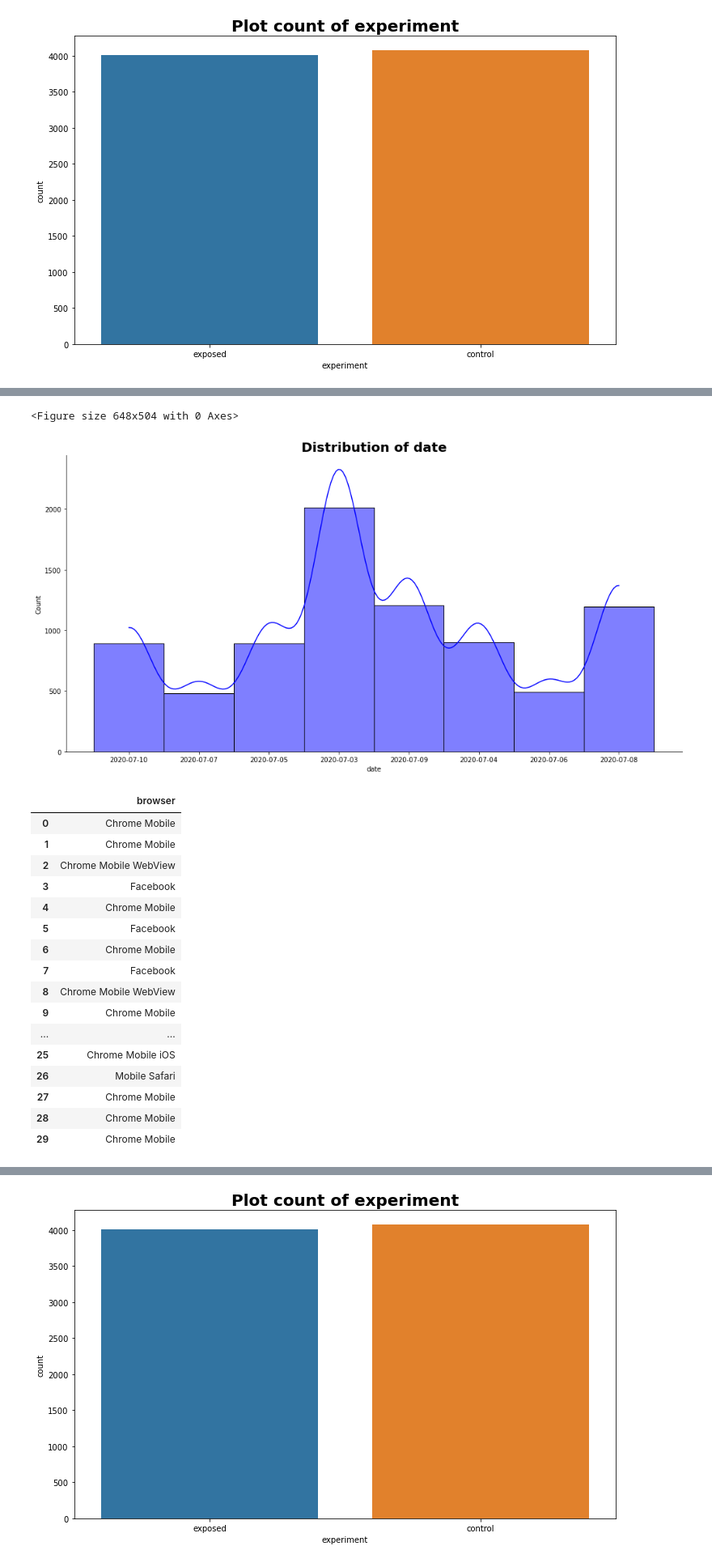
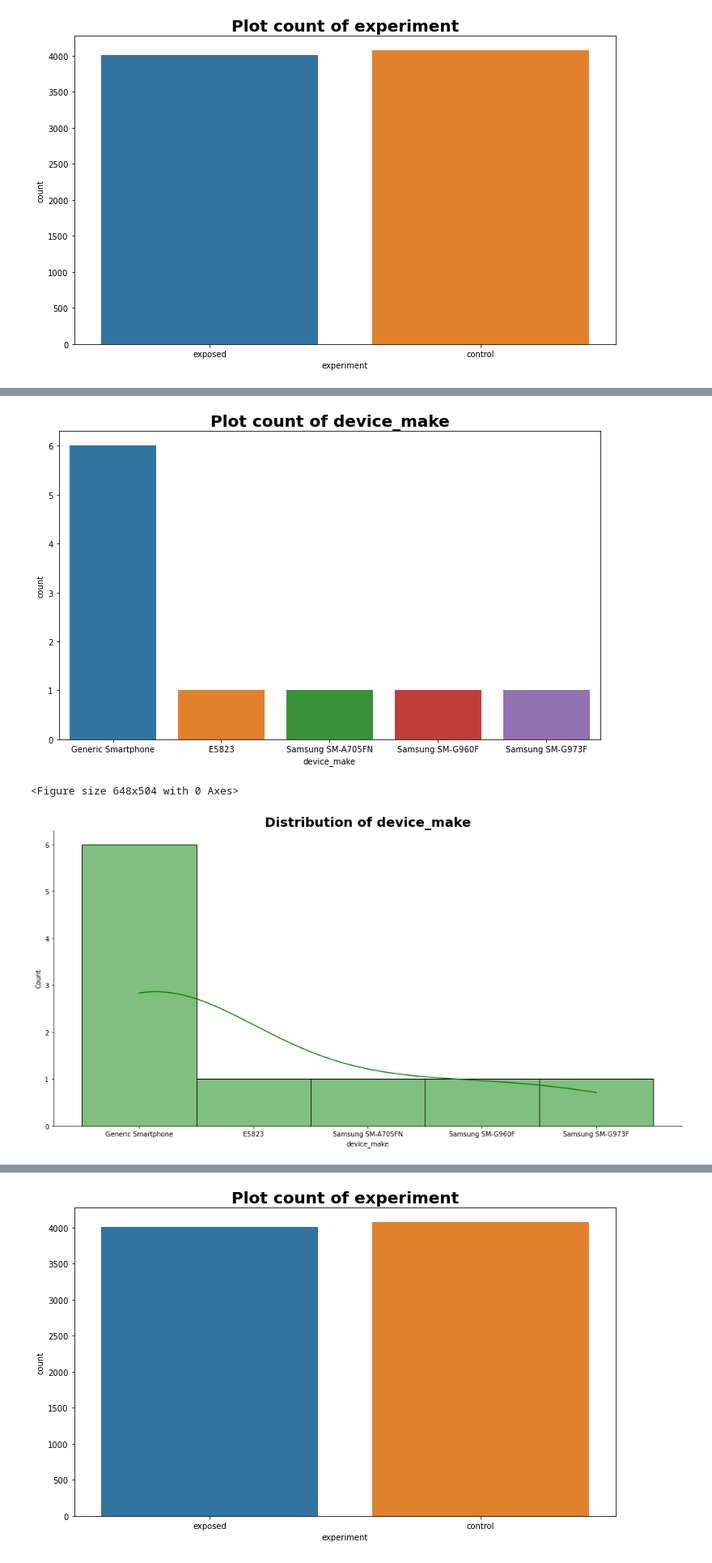
Before and after one commit to Bina-man/Smart-Advertisement, a Jupyter notebook: notebooks/classicABtest.ipynb, the cells around one changed output, grey strips where cells are left out. Shown at 81% size. Saved outputs shown, nothing was run; the diff lists cells and outputs as text; code cells hidden in the pictures.

```diff
--- a/notebooks/classicABtest.ipynb
+++ b/notebooks/classicABtest.ipynb
@@ -74,5 +85,0 @@ plots.plot_hist(dataframe,'hour', 'blue')
-# %%
-plots.plot_hist(dataframe,'date', 'blue')
-# %% [output]
-<Figure size 648x504 with 0 Axes>
-[figure, removed]
@@ -82,20 +86,9 @@ df_browser = dataframe[['browser']].head(30)
-# %%
-df_browser
-# %% [output]
-|  | browser |
-| 0 | Chrome Mobile |
-| 1 | Chrome Mobile |
-| 2 | Chrome Mobile WebView |
-| 3 | Facebook |
-| 4 | Chrome Mobile |
-| 5 | Facebook |
-| 6 | Chrome Mobile |
-| 7 | Facebook |
-| 8 | Chrome Mobile WebView |
-| 9 | Chrome Mobile |
-| ... | ... |
-| 25 | Chrome Mobile iOS |
-| 26 | Mobile Safari |
-| 27 | Chrome Mobile |
-| 28 | Chrome Mobile |
-| 29 | Chrome Mobile |
+# %%
+devicemaking = dataframe.groupby('device_make').agg({"device_make": 'count'})
+devicemaking = devicemaking.rename(columns={'device_make': "Count of device"})
+devicemaking = devicemaking.sort_values(by="Count of device", ascending= False)
+BarAndHist(dataframe.head(10),'device_make','green')
+# %% [output]
+[figure, added]
+<Figure size 648x504 with 0 Axes>
+[figure, added]
```
Also changed, not shown: parts of 28 cells of this notebook.
